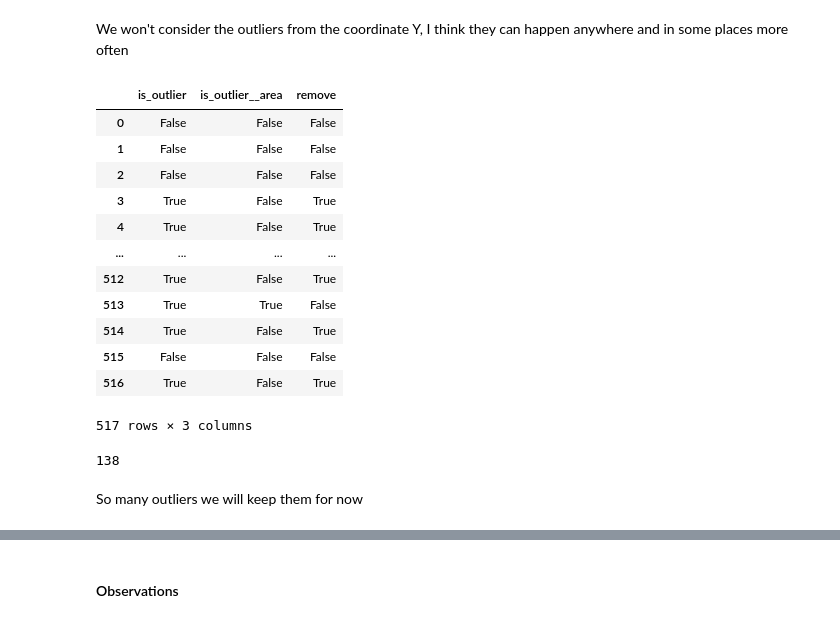
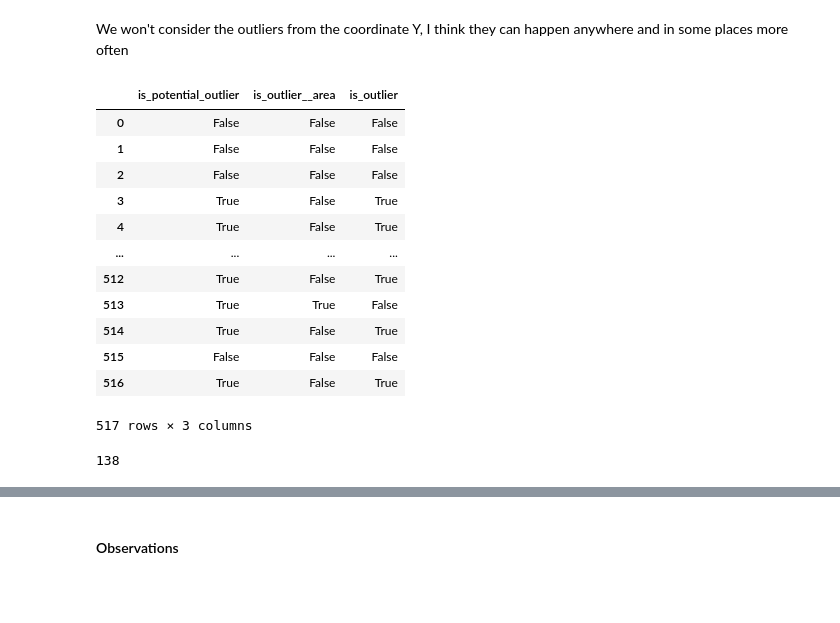
Before and after one commit to 1Elral4/Optimizing-Model-Predictions, a Jupyter notebook: optimizing_model_predictions.ipynb, the cells around one changed output, grey strips where cells are left out. Saved outputs shown, nothing was run; the diff lists cells and outputs as text; code cells hidden in the pictures; blank space fills up the shorter version.

```diff
--- a/optimizing_model_predictions.ipynb
+++ b/optimizing_model_predictions.ipynb
@@ -209,13 +211,13 @@ dtype: int64
 We won't consider the outliers from the coordinate Y, I think they can happen anywhere and in some places more often
 # %%
 numerical_cols_outliers = ['FFMC', 'DMC', 'DC', 'ISI', 'temp', 'RH', 'wind', 'rain']
-ff['is_outlier'] = ff[is_outlier_columns].any(axis=1)
+ff['is_potential_outlier'] = ff[is_outlier_columns].any(axis=1)
 # %%
-ff['remove'] = ~(ff['is_outlier__area'] | ~ff['is_outlier'])
+ff['is_outlier'] = ~(ff['is_outlier__area'] | ~ff['is_potential_outlier'])
 # %%
-ff[['is_outlier', 'is_outlier__area', 'remove']]
+ff[['is_potential_outlier', 'is_outlier__area', 'is_outlier']]
 # %% [output]
-|  | is_outlier | is_outlier__area | remove |
+|  | is_potential_outlier | is_outlier__area | is_outlier |
 | 0 | False | False | False |
 | 1 | False | False | False |
 | 2 | False | False | False |
@@ -228,9 +230,8 @@ ff[['is_outlier', 'is_outlier__area', 'remove']]
 | 515 | False | False | False |
 | 516 | True | False | True |
 517 rows × 3 columns
-# %%
-ff['remove'].sum()
-# %% [output]
-138
-# %% [markdown]
-So many outliers we will keep them for now
+# %%
+# this is the vector that tells us if the data point is outlier or not
+ff['is_outlier'].sum()
+# %% [output]
+138
```
Also changed, not shown: parts of 24 cells of this notebook.
